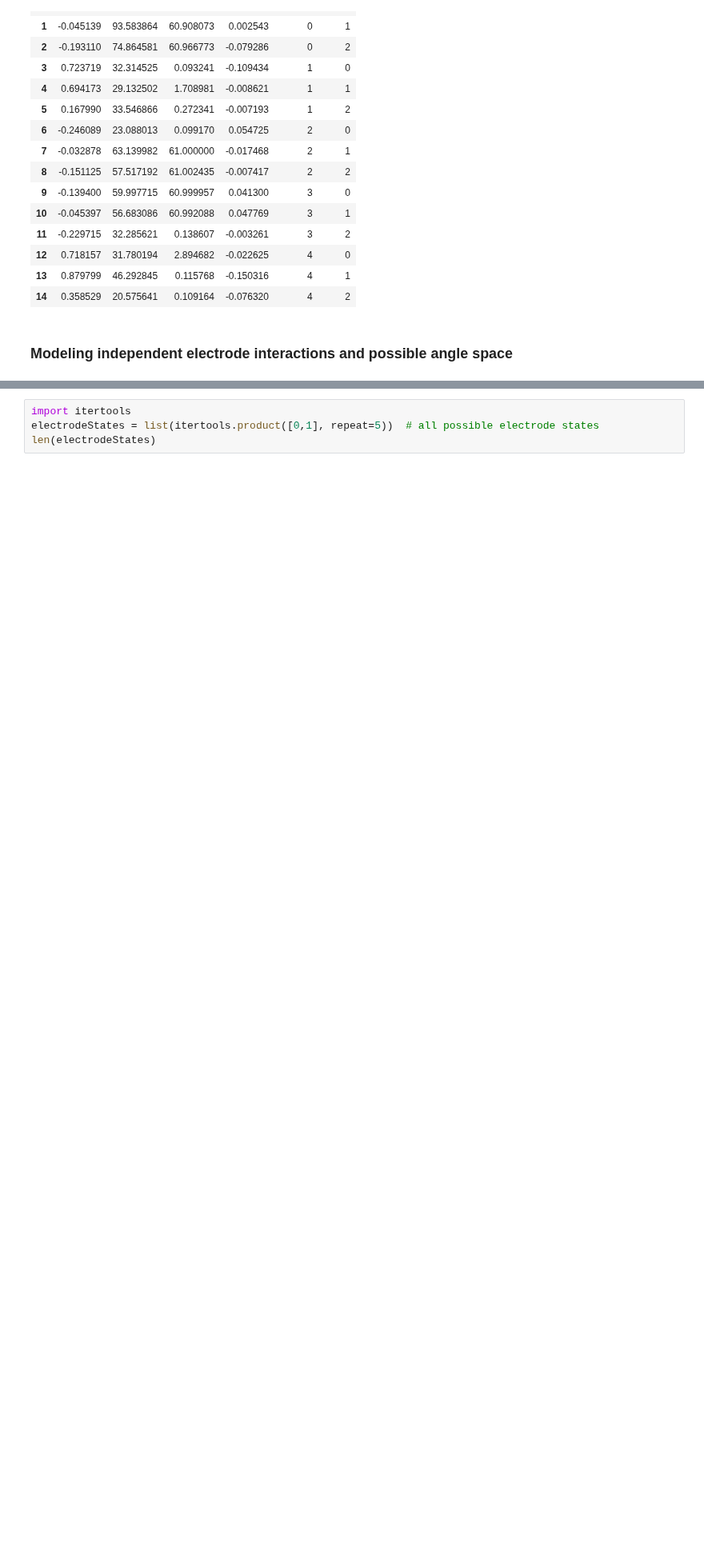
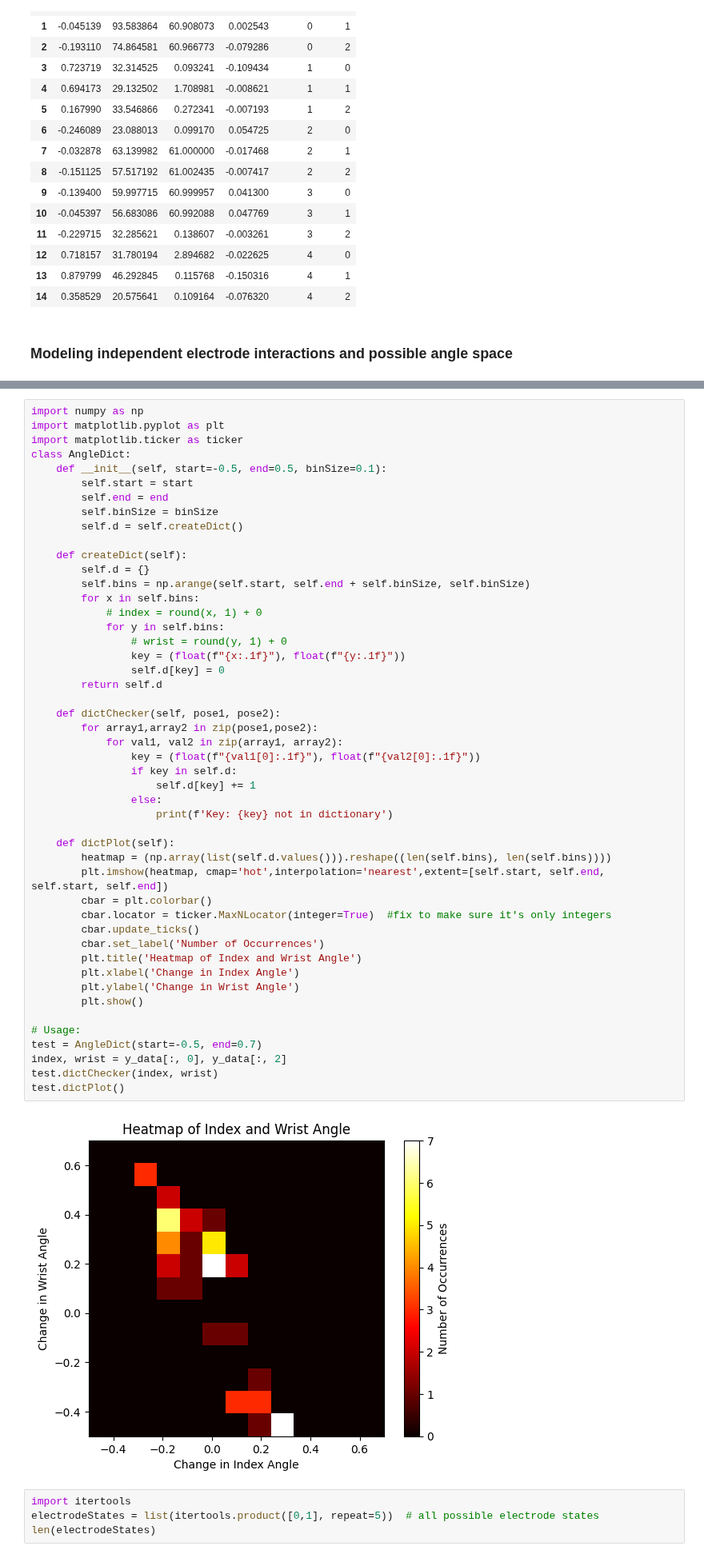
Before and after one commit to draeloslab/stim_behavior, a Jupyter notebook: notebooks/sigmoid.ipynb, the cells around one changed output, grey strips where cells are left out. Shown at 80% size. Drawn from its saved outputs; the diff is of its cells as text; blank space fills up the shorter version.

Commit message:
made heatmap fig

```diff
--- a/notebooks/sigmoid.ipynb
+++ b/notebooks/sigmoid.ipynb
@@ -194,3 +154,53 @@ dictPlot(d)
+# %%
+import numpy as np
+import matplotlib.pyplot as plt
+import matplotlib.ticker as ticker
+class AngleDict:
+    def __init__(self, start=-0.5, end=0.5, binSize=0.1):
+        self.start = start
+        self.end = end
+        self.binSize = binSize
+        self.d = self.createDict()
+
+    def createDict(self):
+        self.d = {}
+        self.bins = np.arange(self.start, self.end + self.binSize, self.binSize)
+        for x in self.bins:
+            # index = round(x, 1) + 0
+            for y in self.bins:
+                # wrist = round(y, 1) + 0
+                key = (float(f"{x:.1f}"), float(f"{y:.1f}"))
+                self.d[key] = 0
+        return self.d
+
+    def dictChecker(self, pose1, pose2):
+        for array1,array2 in zip(pose1,pose2):
+            for val1, val2 in zip(array1, array2):
+                key = (float(f"{val1[0]:.1f}"), float(f"{val2[0]:.1f}"))
+                if key in self.d:
+                    self.d[key] += 1
+                else:
+                    print(f'Key: {key} not in dictionary')
+
+    def dictPlot(self):
+        heatmap = (np.array(list(self.d.values())).reshape((len(self.bins), len(self.bins))))
+        plt.imshow(heatmap, cmap='hot',interpolation='nearest',extent=[self.start, self.end, self.start, self.end])
+        cbar = plt.colorbar()
+        cbar.locator = ticker.MaxNLocator(integer=True)  #fix to make sure it's only integers
+        cbar.update_ticks()
+        cbar.set_label('Number of Occurrences')
+        plt.title('Heatmap of Index and Wrist Angle')
+        plt.xlabel('Change in Index Angle')
+        plt.ylabel('Change in Wrist Angle')
+        plt.show()
+
+# Usage:
+test = AngleDict(start=-0.5, end=0.7)
+index, wrist = y_data[:, 0], y_data[:, 2]
+test.dictChecker(index, wrist)
+test.dictPlot()
+# %% [output]
+[figure, added]
 # %%
 import itertools
 electrodeStates = list(itertools.product([0,1], repeat=5))  # all possible electrode states
```
Also changed, not shown: parts of 2 cells of this notebook, 1 other file.
